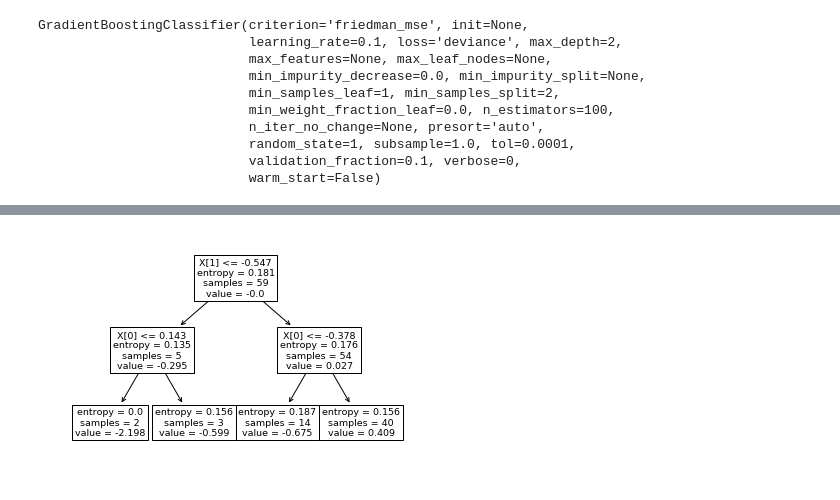
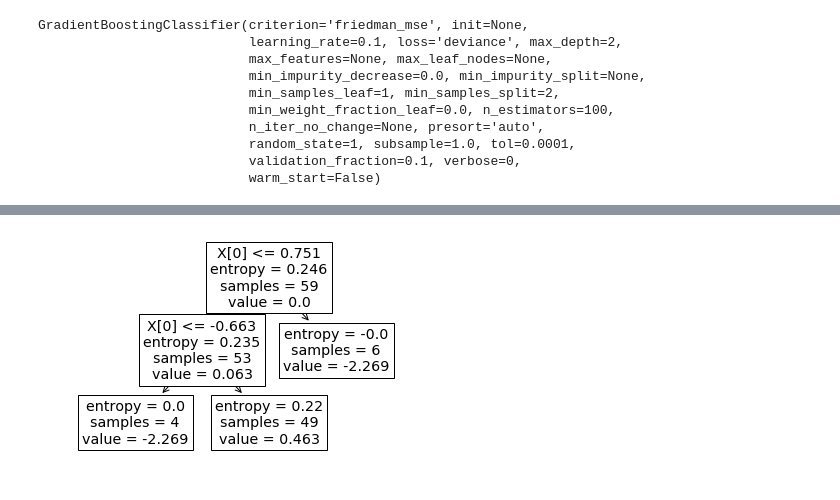
Before and after one commit to PAE-ITBA-ML-2019/Ensemble-methods, a Jupyter notebook: 03-Boosting.ipynb, the cells around one changed output, grey strips where cells are left out. Saved outputs shown, nothing was run; the diff lists cells and outputs as text; code cells hidden in the pictures.

```diff
--- a/03-Boosting.ipynb
+++ b/03-Boosting.ipynb
@@ -121,4 +121,4 @@ RHelper.plot_boundaries(X_test, y_test, score_test, GBC_clf.predict,  mesh_res=2
 # %%
-_=plot_tree(GBC_clf.estimators_[10][0])
+_=plot_tree(GBC_clf.estimators_[0][0])
 # %% [output]
-[figure, old version]
+[figure, new version]
```
Also changed, not shown: parts of 4 cells of this notebook, 4 other files.
